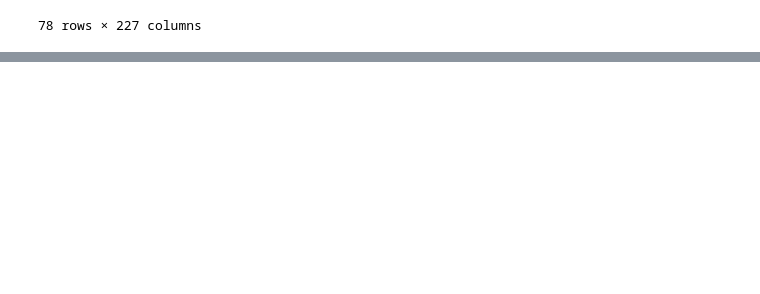
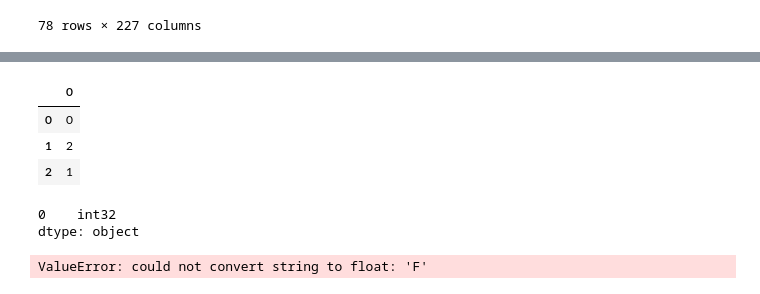
Before and after one commit to AyanBiswas1997/Hr_Analyst, a Jupyter notebook: notebooks/data/eda.ipynb, the cells around one changed output, grey strips where cells are left out. Drawn from its saved outputs; the diff is of its cells as text; code cells hidden in the pictures; blank space fills up the shorter version.

```diff
--- a/notebooks/data/eda.ipynb
+++ b/notebooks/data/eda.ipynb
@@ -472,0 +543,2 @@ le=LinearRegression()
+# %%
+y_train=pd.DataFrame(y_train_encoded)
@@ -472,0 +565,12 @@ le=LinearRegression()
+# %%
+y_train
+# %% [output]
+|  | 0 |
+| 0 | 0 |
+| 1 | 2 |
+| 2 | 1 |
+# %%
+y_train.dtypes
+# %% [output]
+0    int32
+dtype: object
@@ -472,0 +579,4 @@ le=LinearRegression()
+# %%
+log.fit(X_train,y_train)
+# %% [output]
+ValueError: could not convert string to float: 'F'
```
Also changed, not shown: parts of 14 cells of this notebook.
